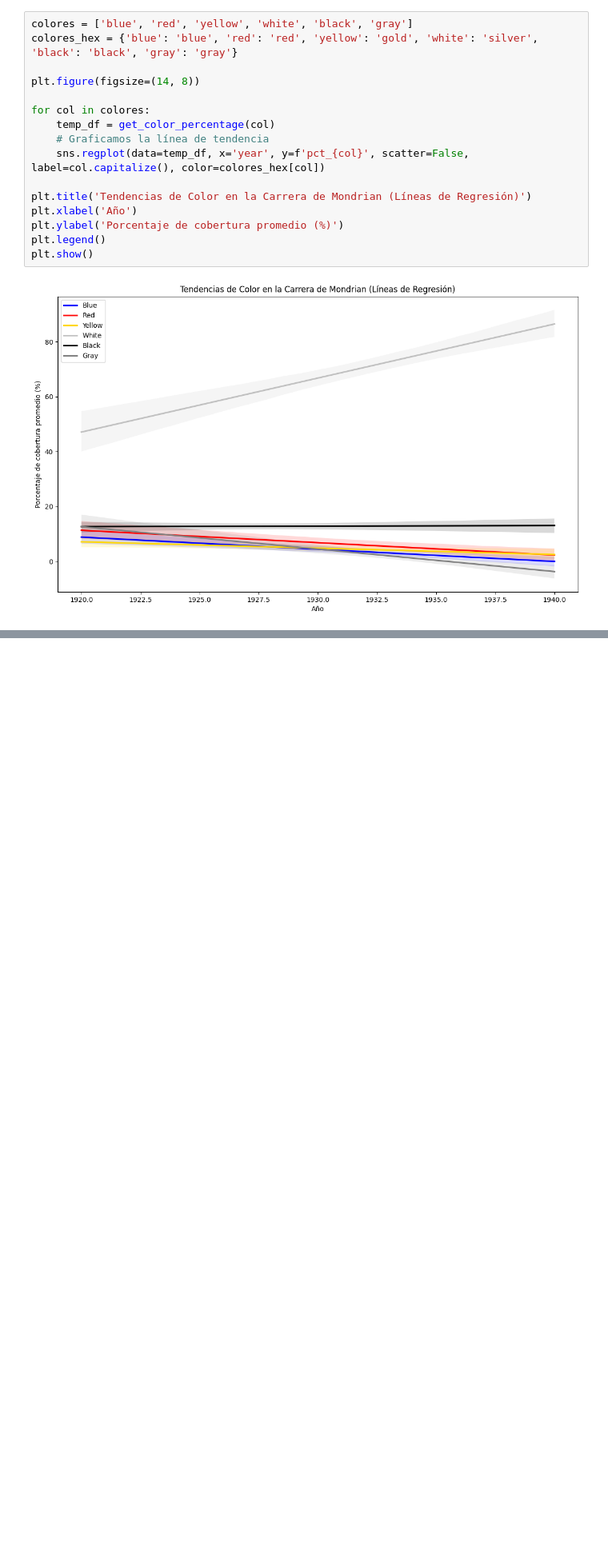
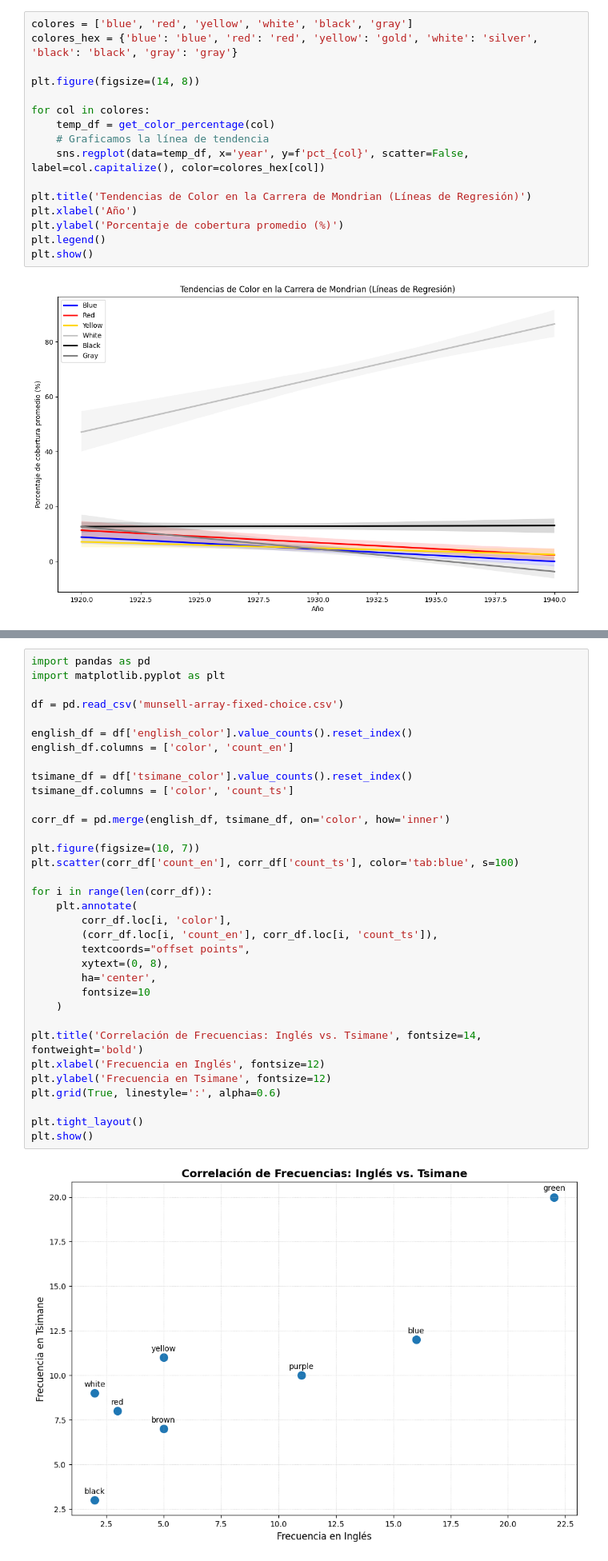
Before and after one commit to MartinezOrtizEduardoAntonio/mineria_de_datos, a Jupyter notebook: untitled1.ipynb, the cells around one changed output, grey strips where cells are left out. Shown at 80% size. Drawn from its saved outputs; the diff is of its cells as text; blank space fills up the shorter version.

```diff
--- a/untitled1.ipynb
+++ b/untitled1.ipynb
@@ -923,0 +1007,36 @@ plt.show()
+# %%
+import pandas as pd
+import matplotlib.pyplot as plt
+
+df = pd.read_csv('munsell-array-fixed-choice.csv')
+
+english_df = df['english_color'].value_counts().reset_index()
+english_df.columns = ['color', 'count_en']
+
+tsimane_df = df['tsimane_color'].value_counts().reset_index()
+tsimane_df.columns = ['color', 'count_ts']
+
+corr_df = pd.merge(english_df, tsimane_df, on='color', how='inner')
+
+plt.figure(figsize=(10, 7))
+plt.scatter(corr_df['count_en'], corr_df['count_ts'], color='tab:blue', s=100)
+
+for i in range(len(corr_df)):
+    plt.annotate(
+        corr_df.loc[i, 'color'],
+        (corr_df.loc[i, 'count_en'], corr_df.loc[i, 'count_ts']),
+        textcoords="offset points",
+        xytext=(0, 8),
+        ha='center',
+        fontsize=10
+    )
+
+plt.title('Correlación de Frecuencias: Inglés vs. Tsimane', fontsize=14, fontweight='bold')
+plt.xlabel('Frecuencia en Inglés', fontsize=12)
+plt.ylabel('Frecuencia en Tsimane', fontsize=12)
+plt.grid(True, linestyle=':', alpha=0.6)
+
+plt.tight_layout()
+plt.show()
+# %% [output]
+[figure, added]
```
Also changed, not shown: parts of 6 cells of this notebook.
